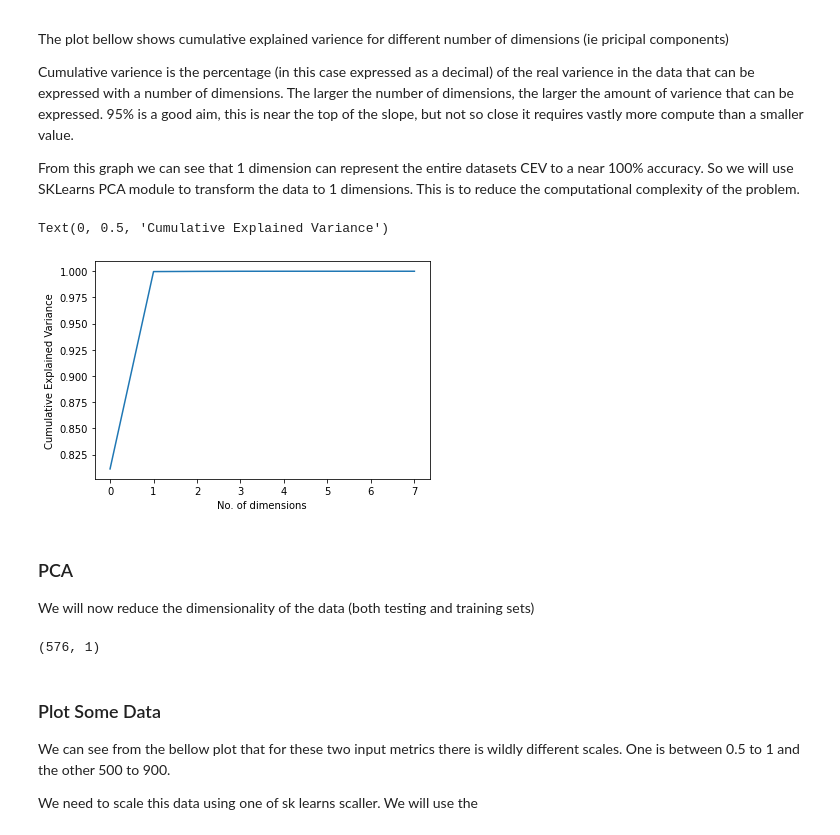
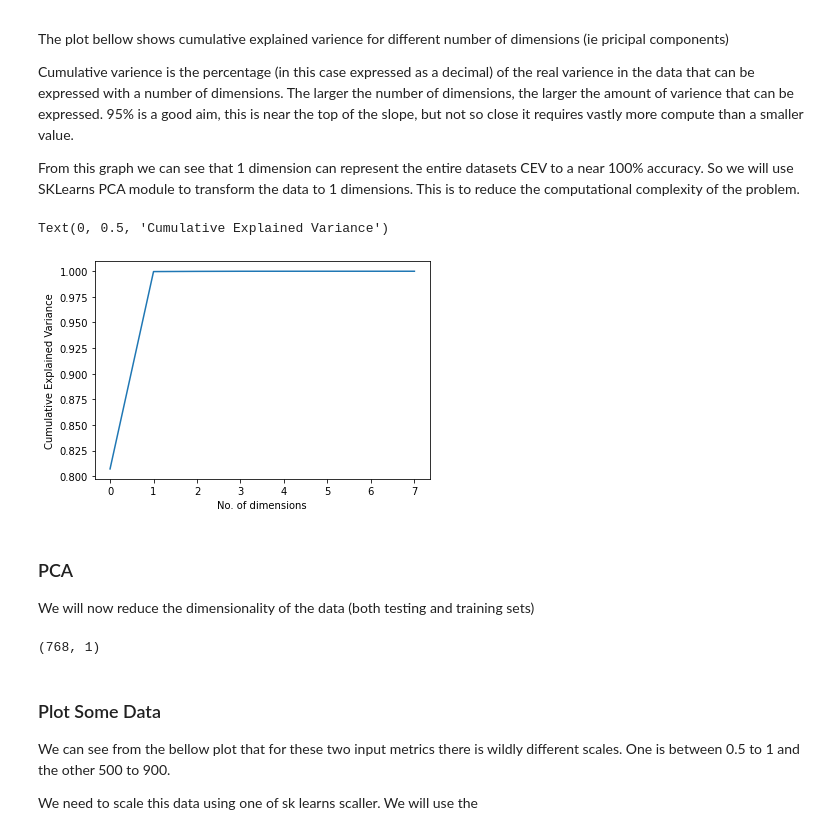
Before and after one commit to Dodecahedrane/COMP-2002-Assignment, a Jupyter notebook: Assignment Notebook.ipynb, the cells around one changed output. Drawn from its saved outputs; the diff is of its cells as text; code cells hidden in the pictures.

```diff
--- a/Assignment Notebook.ipynb
+++ b/Assignment Notebook.ipynb
@@ -111,8 +111,7 @@ def unison_shuffled_copies(a, b):
     p = np.random.permutation(len(a))
     return a[p], b[p]
 
-trainInputs, trainTargets  = unison_shuffled_copies(trainInputs, trainTargets)
-testInputs, testTargets  = unison_shuffled_copies(testInputs, testTargets)
+inputs, targets  = unison_shuffled_copies(inputs, targets)
 # %% [markdown]
 ### Reduce the Dimensionality
 # %%
@@ -130,13 +129,13 @@ Cumulative varience is the percentage (in this case expressed as a decimal) of t
 
 From this graph we can see that 1 dimension can represent the entire datasets CEV to a near 100% accuracy. So we will use SKLearns PCA module to transform the data to 1 dimensions. This is to reduce the computational complexity of the problem.
 # %%
-pca=PCA().fit(trainInputs)
+pca=PCA().fit(inputs)
 plt.plot(np.cumsum(pca.explained_variance_ratio_))
 plt.xlabel('No. of dimensions')
 plt.ylabel('Cumulative Explained Variance')
 # %% [output]
 Text(0, 0.5, 'Cumulative Explained Variance')
-[figure, old version]
+[figure, new version]
 # %% [markdown]
 ### PCA
 
@@ -148,7 +147,7 @@ testInputsPCA = pca.fit_transform(testInputs)
 # %%
-trainInputsPCA.shape
+inputsPCA.shape
 # %% [output]
-(576, 1)
+(768, 1)
 # %% [markdown]
 ### Plot Some Data
 
```
Also changed, not shown: parts of 45 cells of this notebook.
